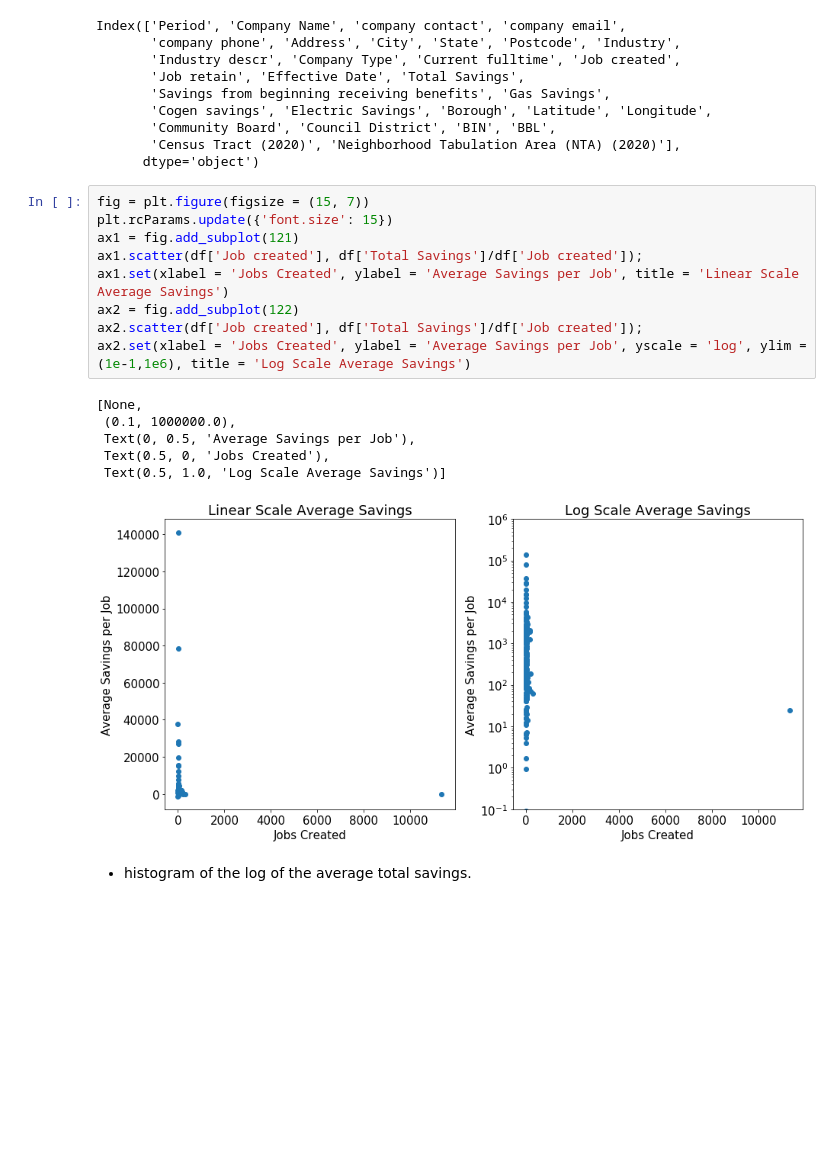
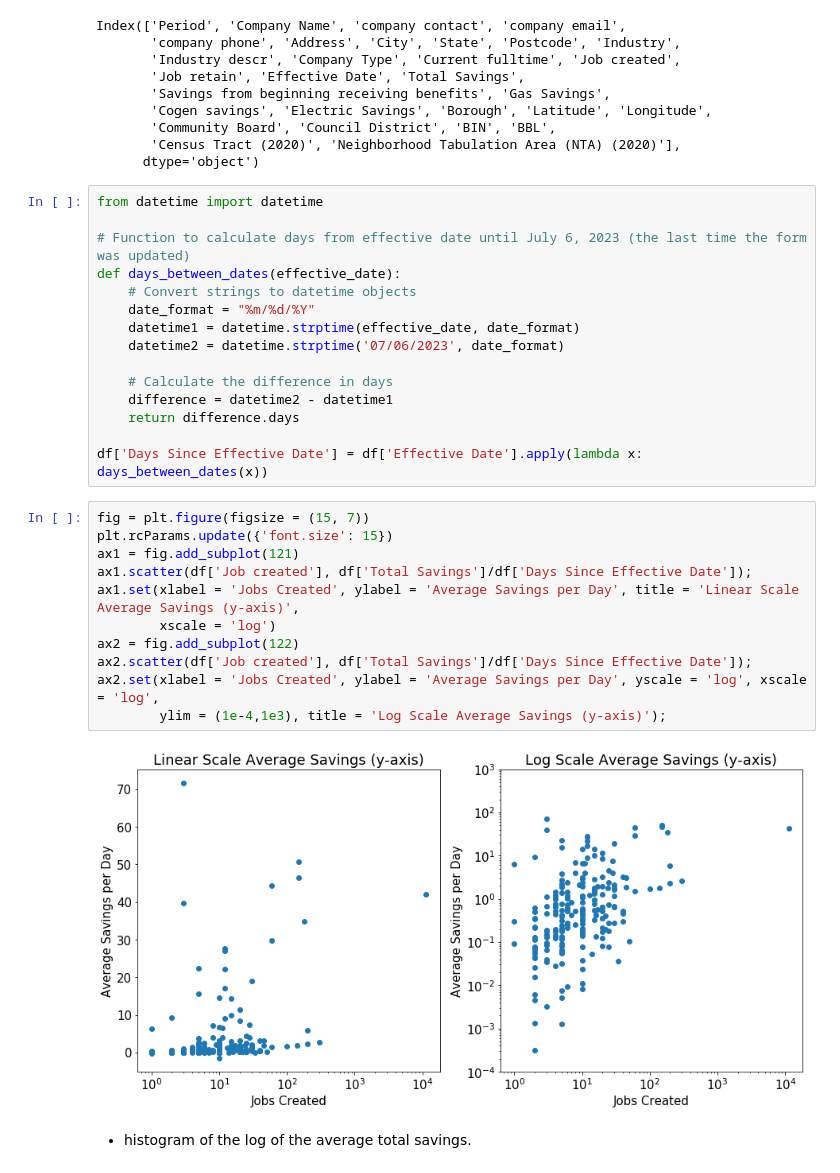
Before and after one commit to Xinyue215/binder-framework, a Jupyter notebook: Value_of_Energy_Cost_Saving_Program/13_day_Program_Pandas_Practice.ipynb, the cells around one changed output. Saved outputs shown, nothing was run; the diff lists cells and outputs as text; blank space fills up the shorter version.

Commit message:
edited average savings part

```diff
--- a/Value_of_Energy_Cost_Saving_Program/13_day_Program_Pandas_Practice.ipynb
+++ b/Value_of_Energy_Cost_Saving_Program/13_day_Program_Pandas_Practice.ipynb
@@ -65,22 +65,34 @@ Index(['Period', 'Company Name', 'company contact', 'company email',
        'Community Board', 'Council District', 'BIN', 'BBL',
        'Census Tract (2020)', 'Neighborhood Tabulation Area (NTA) (2020)'],
       dtype='object')
+# %%
+from datetime import datetime
+
+# Function to calculate days from effective date until July 6, 2023 (the last time the form was updated)
+def days_between_dates(effective_date):
+    # Convert strings to datetime objects
+    date_format = "%m/%d/%Y"
+    datetime1 = datetime.strptime(effective_date, date_format)
+    datetime2 = datetime.strptime('07/06/2023', date_format)
+
+    # Calculate the difference in days
+    difference = datetime2 - datetime1
+    return difference.days
+
+df['Days Since Effective Date'] = df['Effective Date'].apply(lambda x: days_between_dates(x))
 # %%
 fig = plt.figure(figsize = (15, 7))
 plt.rcParams.update({'font.size': 15})
 ax1 = fig.add_subplot(121)
-ax1.scatter(df['Job created'], df['Total Savings']/df['Job created']);
-ax1.set(xlabel = 'Jobs Created', ylabel = 'Average Savings per Job', title = 'Linear Scale Average Savings')
+ax1.scatter(df['Job created'], df['Total Savings']/df['Days Since Effective Date']);
+ax1.set(xlabel = 'Jobs Created', ylabel = 'Average Savings per Day', title = 'Linear Scale Average Savings (y-axis)',
+        xscale = 'log')
 ax2 = fig.add_subplot(122)
-ax2.scatter(df['Job created'], df['Total Savings']/df['Job created']);
-ax2.set(xlabel = 'Jobs Created', ylabel = 'Average Savings per Job', yscale = 'log', ylim = (1e-1,1e6), title = 'Log Scale Average Savings')
+ax2.scatter(df['Job created'], df['Total Savings']/df['Days Since Effective Date']);
+ax2.set(xlabel = 'Jobs Created', ylabel = 'Average Savings per Day', yscale = 'log', xscale = 'log',
+        ylim = (1e-4,1e3), title = 'Log Scale Average Savings (y-axis)');
 # %% [output]
-[None,
- (0.1, 1000000.0),
- Text(0, 0.5, 'Average Savings per Job'),
- Text(0.5, 0, 'Jobs Created'),
- Text(0.5, 1.0, 'Log Scale Average Savings')]
-[figure, old version]
+[figure, new version]
 # %% [markdown]
 * histogram of the log of the average total savings.
 # %%
```
Also changed, not shown: parts of 4 cells of this notebook.
